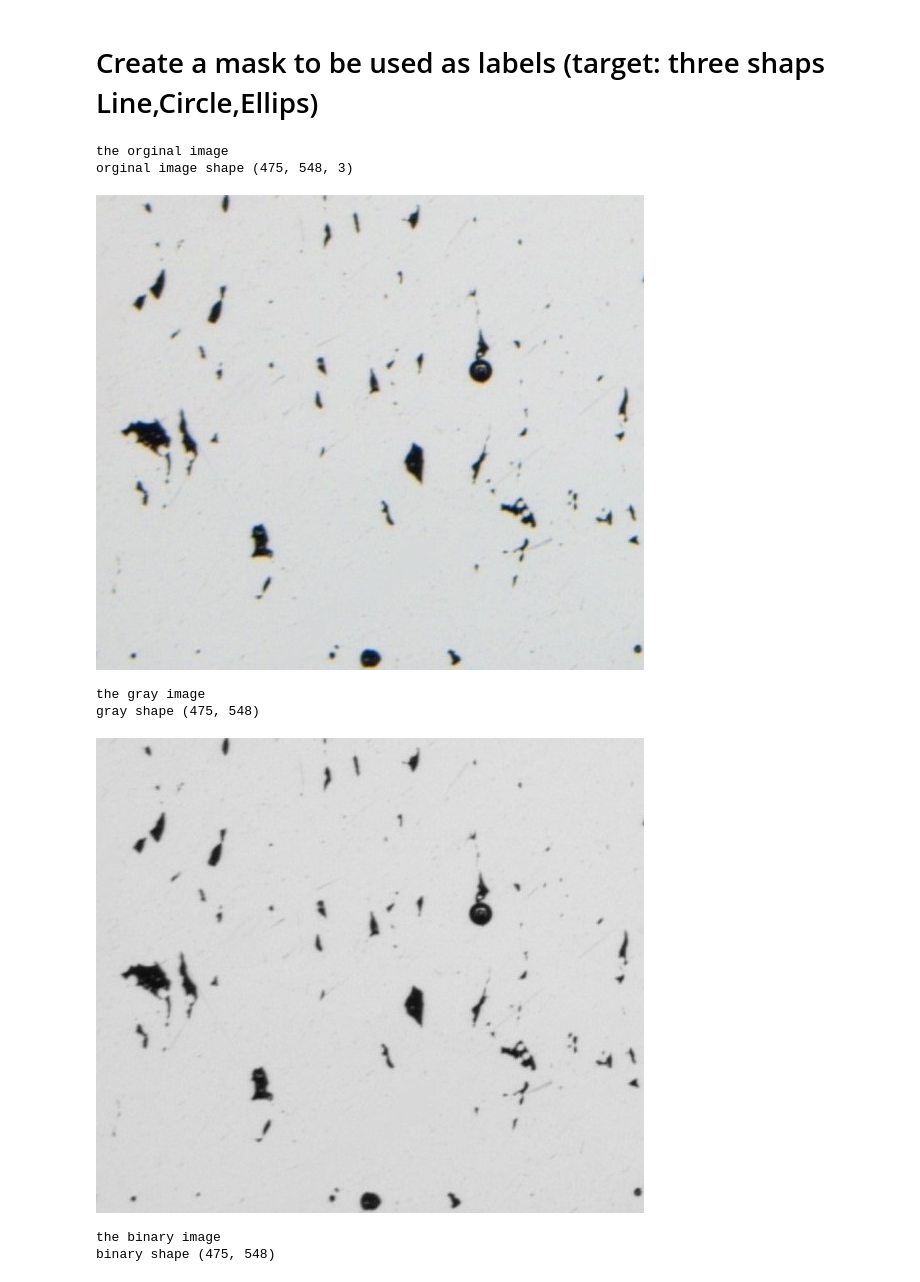
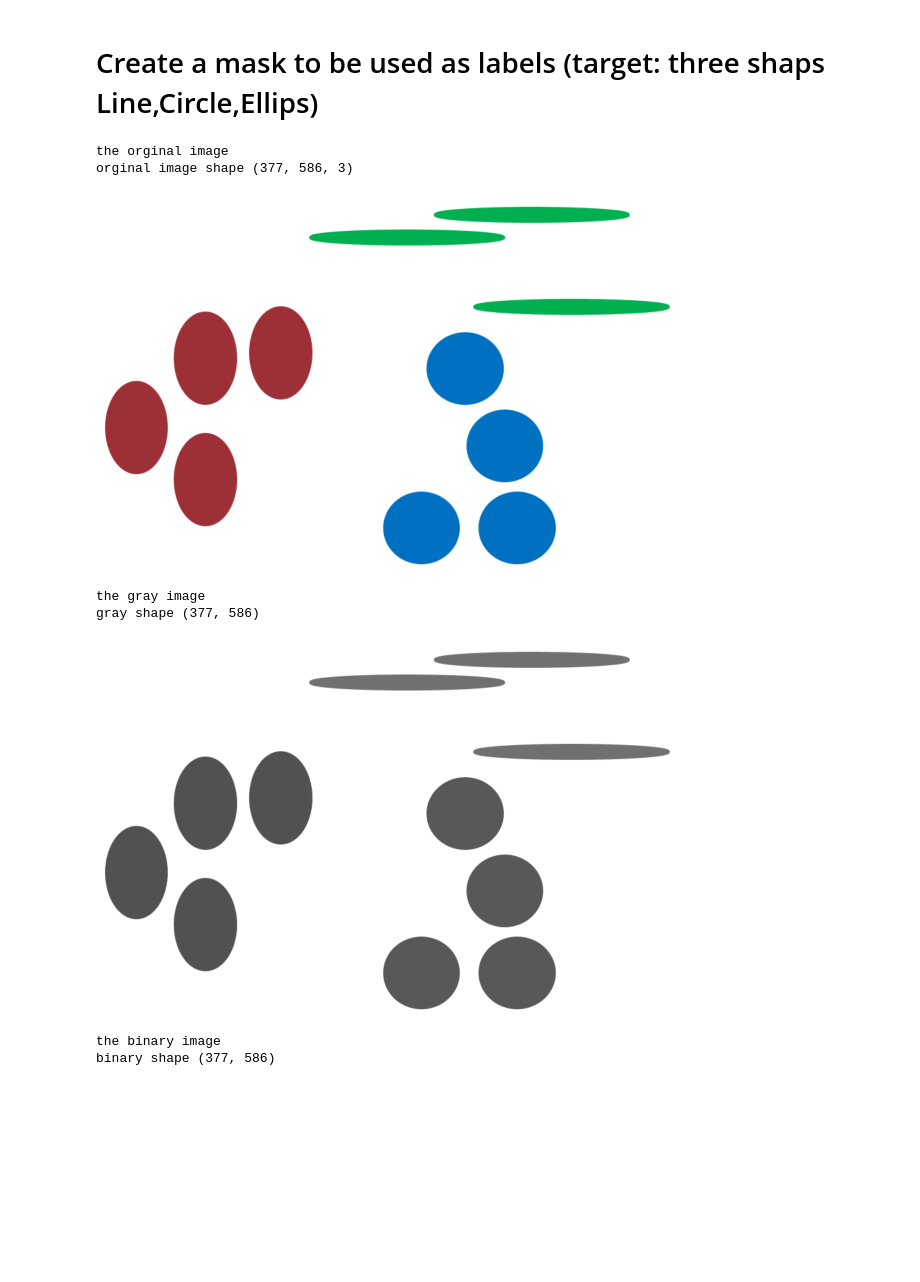
Before and after one commit to saharmahdie/PORTAL_code, a Jupyter notebook: pixels_seg_ML_save_trained_model_1_multi_CLFs.ipynb, the cells around one changed output. Drawn from its saved outputs; the diff is of its cells as text; code cells hidden in the pictures; blank space fills up the shorter version.

Commit message:
add multi CLFs and predict with new image

```diff
--- a/pixels_seg_ML_save_trained_model_1_multi_CLFs.ipynb
+++ b/pixels_seg_ML_save_trained_model_1_multi_CLFs.ipynb
@@ -313,7 +337,6 @@ files.download('/content/CLF_res.zip')
 # %% [markdown]
 # **New approach to use 3 labels of shapes instaed of binary**
 # %%
-## source: DigitalSreeni
 from skimage.io import imread, imshow
 import numpy as np
 import cv2
@@ -322,8 +345,7 @@ from matplotlib import pyplot as plt
 import time
 from google.colab.patches import cv2_imshow
 
-#img = cv2.imread('BSE_Image.jpg')
-img_org = cv2.imread('/content/test_approach.png')
+img_org = cv2.imread('/content/train.png')
 #img_org = img_org[:, 300:1600]  ## croped image
 print('orginal image')
 print('img.shape',img_org.shape)
@@ -333,8 +355,6 @@ img = cv2.cvtColor(img_org, cv2.COLOR_BGR2GRAY)
 print('gray image')
 print('gray image.shape',img.shape)
 cv2_imshow(img)
-# imshow(img_org)
-# imshow(img)
 # %% [output]
 orginal image
 img.shape (376, 585, 3)
@@ -701,6 +714,6 @@ for name, model in zip(names, classifiers):
 
   import pickle
   #Save the trained model as pickle string to disk for future use
-  filename = "/content/CLF_res/{}_trained_model".format(name)
+  filename = "/content/CLF_res/{}_trained".format(name)
   pickle.dump(model, open(filename, 'wb'))
 # %% [output]
@@ -726,23 +756,0 @@ Accuracy on testing data =  99.153 %
-# %%
- # extract X from the new image
-
-  #To test the model on future datasets
-loaded_model = pickle.load(open(filename, 'rb'))
-result = loaded_model.predict(X)
-
-acc = metrics.accuracy_score(Y, result)*100
-print ("Accuracy on full image data = ", round(acc,3), '%')
-print("unique predicted labels", np.unique(result))
-
-segmented = result.reshape((img.shape))
-
-predicted_img = np.zeros_like(img_org)
-
-for annotation_value, color in colors.items():
-  pixels_of_certain_type = np.argwhere(segmented == annotation_value)
-  for x,y in pixels_of_certain_type:
-    predicted_img[x, y] = np.array(color)
-
-
-plt.imshow(predicted_img)
-plt.imsave('/content/CLF_res/predicted_image_{}.jpg'.format(name), predicted_img)
@@ -761,7 +1148,7 @@ import pandas as pd
 from google.colab.patches import cv2_imshow
 
 # Load the image and convert it to grayscale
-img = cv2.imread('/content/001_cropped - Kopie.JPG')
+img = cv2.imread('/content/test.png')
 print('the orginal image')
 print('orginal image shape', img.shape)
 cv2_imshow(img)
@@ -811,40 +1198,42 @@ for i, cnt in enumerate(contours):
             #cv2.drawContours(img, [cnt], 0, (0, 255, 0), 2)  # Green for ellipses
         else:
             annotation = 2 # (2) Label as a circle
             #cv2.drawContours(img, [cnt], 0, (0, 0, 255), 2)  # red for circles
         # Fill the mask with the annotation value
         cv2.drawContours(masks[i], [cnt], 0, annotation, -1)
 
 # Combine all masks to create the final annotation image
 annotation = np.zeros(binary.shape, dtype=np.uint8)
 for mask in masks:
   annotation[mask > 0] = mask[mask > 0]
 
 # Color the pixels belonging to each contour
 colors = {1: (255, 0, 0), 2: (0, 0, 255), 3: (0, 255, 0)}
 annotated_img = np.zeros_like(img)
 
 #annotated_img[pix_line[0][0], pix_line[0][1]] = np.array([255, 0, 0])
 for annotation_value, color in colors.items():
   pixels_of_certain_type = np.argwhere(annotation == annotation_value)
   for x,y in pixels_of_certain_type:
     annotated_img[x, y] = np.array(color)
 
 # Show the final annotated image
 print('the annotated image')
 print('annotated_img shape', annotated_img.shape)
-cv2_imshow(annotated_img)
-# plt.imshow(annotated_img)
-# plt.show()
+print('annotated_img labels: Line=red(255,0,0), Ellipse=Green(0,255,0), Circle=Blue(0,0,255)')
+#cv2_imshow(annotated_img)
+plt.imshow(annotated_img)
+plt.axis('off')
+plt.show()
 
 labeled_img1 = annotated_img.reshape(-1) ### here is the change
 print('labeled_img1 shape', labeled_img1.shape)
 # %% [output]
 the orginal image
-orginal image shape (475, 548, 3)
+orginal image shape (377, 586, 3)
-[figure, old version]
+[figure, new version]
 the gray image
-gray shape (475, 548)
+gray shape (377, 586)
-[figure, old version]
+[figure, new version]
 the binary image
-binary shape (475, 548)
+binary shape (377, 586)
```
Also changed, not shown: parts of 12 cells of this notebook.
